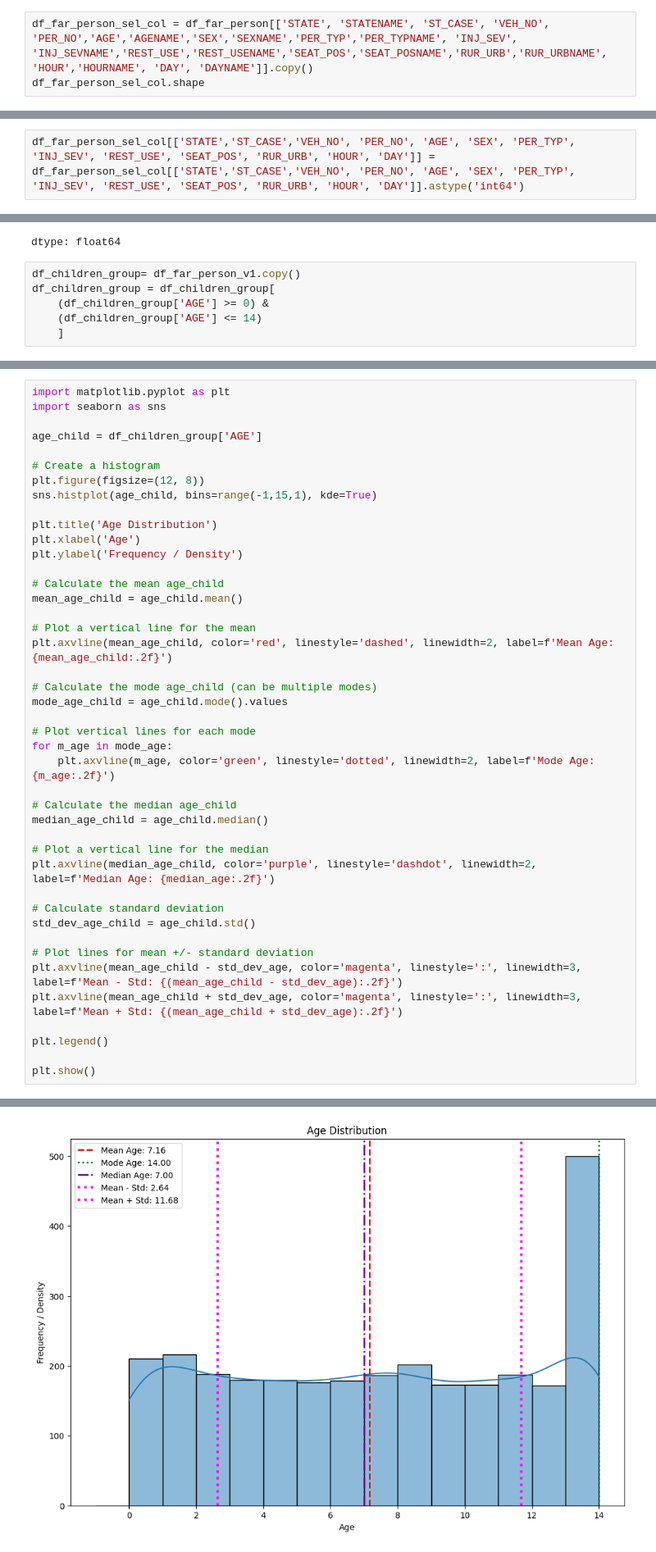
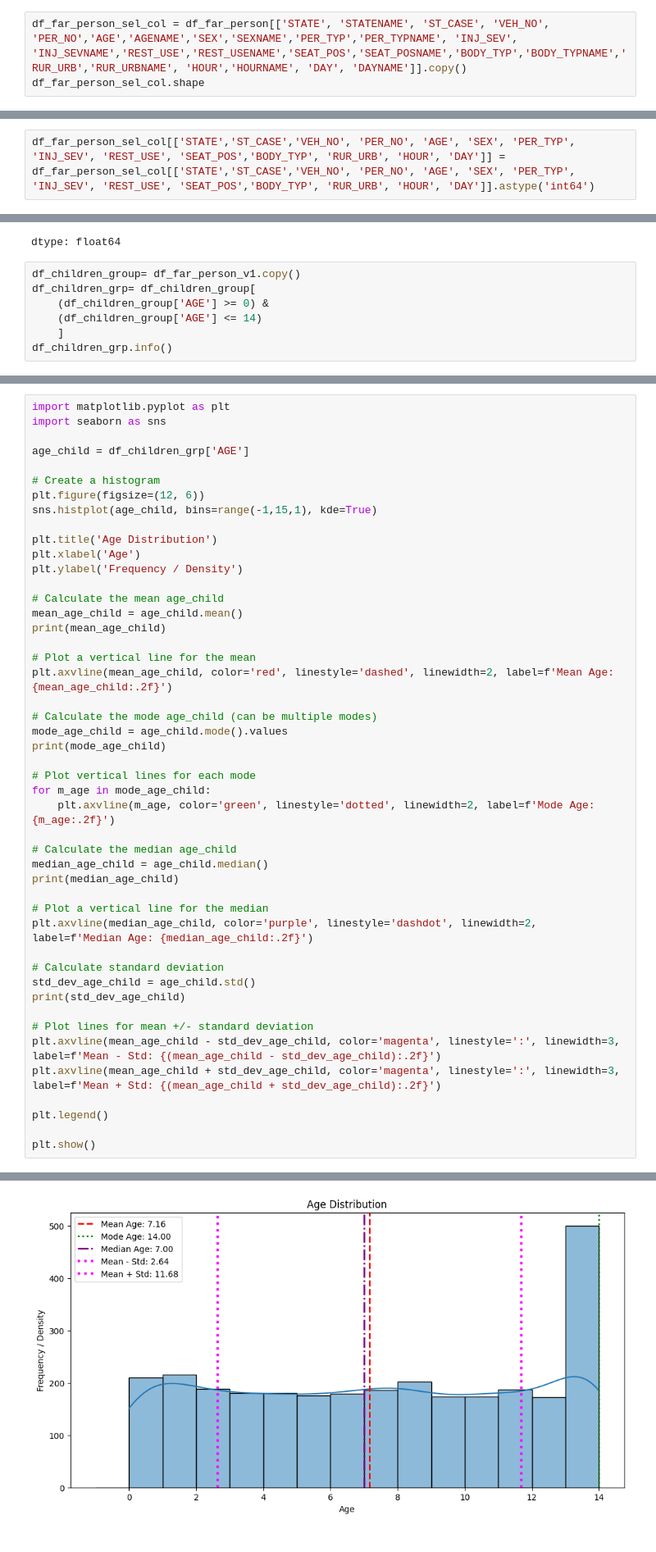
Before and after one commit to waj-ha/child-safety-fars-analysis, a Jupyter notebook: notebooks/260608_FAR_2024_child-safety_analysis.ipynb, the cells around one changed output, grey strips where cells are left out. Shown at 82% size. Saved outputs shown, nothing was run; the diff lists cells and outputs as text.

```diff
--- a/notebooks/260608_FAR_2024_child-safety_analysis.ipynb
+++ b/notebooks/260608_FAR_2024_child-safety_analysis.ipynb
@@ -1105,6 +1105,6 @@ dtype: float64
 # %% [markdown]
 # Relevant Column and Dataset Output.
 # %%
-df_far_person_sel_col = df_far_person[['STATE', 'STATENAME', 'ST_CASE', 'VEH_NO', 'PER_NO','AGE','AGENAME','SEX','SEXNAME','PER_TYP','PER_TYPNAME', 'INJ_SEV', 'INJ_SEVNAME','REST_USE','REST_USENAME','SEAT_POS','SEAT_POSNAME','RUR_URB','RUR_URBNAME', 'HOUR','HOURNAME', 'DAY', 'DAYNAME']].copy()
+df_far_person_sel_col = df_far_person[['STATE', 'STATENAME', 'ST_CASE', 'VEH_NO', 'PER_NO','AGE','AGENAME','SEX','SEXNAME','PER_TYP','PER_TYPNAME', 'INJ_SEV', 'INJ_SEVNAME','REST_USE','REST_USENAME','SEAT_POS','SEAT_POSNAME','BODY_TYP','BODY_TYPNAME','RUR_URB','RUR_URBNAME', 'HOUR','HOURNAME', 'DAY', 'DAYNAME']].copy()
 df_far_person_sel_col.shape
 # %% [output]
@@ -1154,7 +1154,7 @@ Data Types for each column in df_far_person_sel_col:
 | DAYNAME | object |
 dtype: object
 # %%
-df_far_person_sel_col[['STATE','ST_CASE','VEH_NO', 'PER_NO', 'AGE', 'SEX', 'PER_TYP', 'INJ_SEV', 'REST_USE', 'SEAT_POS', 'RUR_URB', 'HOUR', 'DAY']] = df_far_person_sel_col[['STATE','ST_CASE','VEH_NO', 'PER_NO', 'AGE', 'SEX', 'PER_TYP', 'INJ_SEV', 'REST_USE', 'SEAT_POS', 'RUR_URB', 'HOUR', 'DAY']].astype('int64')
+df_far_person_sel_col[['STATE','ST_CASE','VEH_NO', 'PER_NO', 'AGE', 'SEX', 'PER_TYP', 'INJ_SEV', 'REST_USE', 'SEAT_POS','BODY_TYP', 'RUR_URB', 'HOUR', 'DAY']] = df_far_person_sel_col[['STATE','ST_CASE','VEH_NO', 'PER_NO', 'AGE', 'SEX', 'PER_TYP', 'INJ_SEV', 'REST_USE', 'SEAT_POS','BODY_TYP', 'RUR_URB', 'HOUR', 'DAY']].astype('int64')
 # %%
 df_far_person_sel_col.info()
 # %% [output]
@@ -1257,7 +1257,8 @@ age.describe()
 dtype: float64
 # %%
 df_children_group= df_far_person_v1.copy()
-df_children_group = df_children_group[
+df_children_grp= df_children_group[
     (df_children_group['AGE'] >= 0) &
     (df_children_group['AGE'] <= 14)
     ]
+df_children_grp.info()
@@ -1286,10 +1305,10 @@ df_children_group[['AGE','AGENAME']].value_counts(), df_children_group.value_cou
 import matplotlib.pyplot as plt
 import seaborn as sns
 
-age_child = df_children_group['AGE']
+age_child = df_children_grp['AGE']
 
 # Create a histogram
-plt.figure(figsize=(12, 8))
+plt.figure(figsize=(12, 6))
 sns.histplot(age_child, bins=range(-1,15,1), kde=True)
 
 plt.title('Age Distribution')
@@ -1298,29 +1317,33 @@ plt.ylabel('Frequency / Density')
 
 # Calculate the mean age_child
 mean_age_child = age_child.mean()
+print(mean_age_child)
 
 # Plot a vertical line for the mean
 plt.axvline(mean_age_child, color='red', linestyle='dashed', linewidth=2, label=f'Mean Age: {mean_age_child:.2f}')
 
 # Calculate the mode age_child (can be multiple modes)
 mode_age_child = age_child.mode().values
+print(mode_age_child)
 
 # Plot vertical lines for each mode
-for m_age in mode_age:
+for m_age in mode_age_child:
     plt.axvline(m_age, color='green', linestyle='dotted', linewidth=2, label=f'Mode Age: {m_age:.2f}')
 
 # Calculate the median age_child
 median_age_child = age_child.median()
+print(median_age_child)
 
 # Plot a vertical line for the median
-plt.axvline(median_age_child, color='purple', linestyle='dashdot', linewidth=2, label=f'Median Age: {median_age:.2f}')
+plt.axvline(median_age_child, color='purple', linestyle='dashdot', linewidth=2, label=f'Median Age: {median_age_child:.2f}')
 
 # Calculate standard deviation
 std_dev_age_child = age_child.std()
+print(std_dev_age_child)
 
 # Plot lines for mean +/- standard deviation
-plt.axvline(mean_age_child - std_dev_age, color='magenta', linestyle=':', linewidth=3, label=f'Mean - Std: {(mean_age_child - std_dev_age):.2f}')
-plt.axvline(mean_age_child + std_dev_age, color='magenta', linestyle=':', linewidth=3, label=f'Mean + Std: {(mean_age_child + std_dev_age):.2f}')
+plt.axvline(mean_age_child - std_dev_age_child, color='magenta', linestyle=':', linewidth=3, label=f'Mean - Std: {(mean_age_child - std_dev_age_child):.2f}')
+plt.axvline(mean_age_child + std_dev_age_child, color='magenta', linestyle=':', linewidth=3, label=f'Mean + Std: {(mean_age_child + std_dev_age_child):.2f}')
 
 plt.legend()
 
@@ -1329,4 +1356,4 @@ plt.show()
-[figure, old version]
+[figure, new version]
 # %%
 import matplotlib.pyplot as plt
 import seaborn as sns
```
Also changed, not shown: parts of 17 cells of this notebook.
